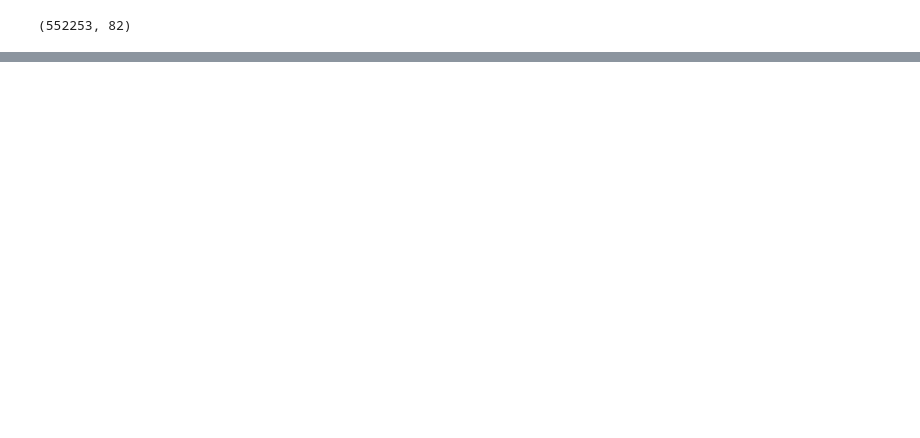
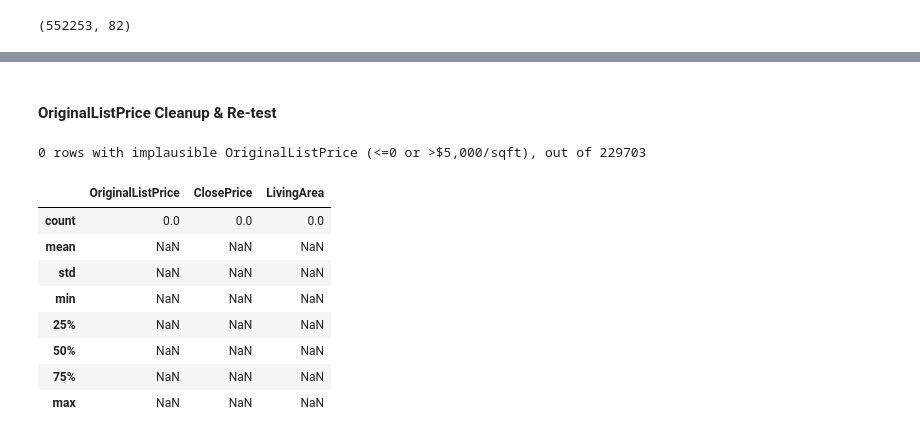
Before and after one commit to dotSol0/idx_exchange_smadhus_summer, a Jupyter notebook: 02_preprocessing.ipynb, the cells around one changed output, grey strips where cells are left out. Saved outputs shown, nothing was run; the diff lists cells and outputs as text; code cells hidden in the pictures; blank space fills up the shorter version.

```diff
--- a/02_preprocessing.ipynb
+++ b/02_preprocessing.ipynb
@@ -55,6 +206,10 @@ print(f"Added {len(cols_with_nulls)} missing-indicator columns: {cols_with_nulls
 # Group-wise median imputation with a fallback hierarchy:
 # PropertySubType+ZIP -> PropertySubType+City -> PropertySubType+County -> PropertySubType -> global
 # Each level only fills what the previous (more specific) level couldn't resolve.
+# Medians are computed from pre-test-month rows only (see `pre_test` above) and
+# broadcast to the whole dataset, so the test month never influences the values
+# used to fill missing data -- including missing values within the test month
+# itself.
 group_hierarchy = [
     ['PropertySubType', 'PostalCode'],
     ['PropertySubType', 'City'],
@@ -65,11 +220,12 @@ group_hierarchy = [
 
 for col in cols_with_nulls:
     for group_keys in group_hierarchy:
+        train_only = sold[col].where(pre_test)
         if group_keys:
-            group_medians = sold.groupby(group_keys)[col].transform('median')
+            group_medians = train_only.groupby([sold[k] for k in group_keys]).transform('median')
             sold[col] = sold[col].fillna(group_medians)
         else:
-            sold[col] = sold[col].fillna(sold[col].median())
+            sold[col] = sold[col].fillna(train_only.median())
 
 remaining_nulls = sold[cols_with_nulls].isnull().sum().sum()
 print(f"Remaining nulls in imputed columns after fallback chain: {remaining_nulls}")
@@ -76,24 +234,25 @@ print(f"Remaining nulls in imputed columns after fallback chain: {remaining_null
 # %%
 # CountyOrParish is meaningful but too high-cardinality (63 values) for one-hot --
 # target-encode it as mean ClosePrice per county instead of adding 63 dummy columns.
-# Note: this uses ClosePrice across the full dataset (train+test), same as the
-# group-wise median imputation above -- consistent with, but not a fix for, that leakage.
-county_means = sold.groupby('CountyOrParish')['ClosePrice'].transform('mean')
-sold['CountyOrParish_MeanPrice'] = county_means.fillna(sold['ClosePrice'].mean())
+# Computed from pre-test-month rows only (see `pre_test` above), so the test set's
+# own close prices can't leak into this feature.
+train_close = sold['ClosePrice'].where(pre_test)
+county_means = train_close.groupby(sold['CountyOrParish']).transform('mean')
+sold['CountyOrParish_MeanPrice'] = county_means.fillna(train_close.mean())
 sold.drop(columns=['CountyOrParish'], inplace=True)
 
 # Convert categorical (non-numeric) columns to numeric via one-hot encoding.
-# Date-named columns and very high-cardinality columns need different treatment
+# Date/period columns and very high-cardinality columns need different treatment
 # (date feature engineering / target-encoding, not one-hot), so they're skipped here.
 categorical_cols = sold.select_dtypes(exclude='number').columns
-date_cols = [c for c in categorical_cols if 'Date' in c]
+date_cols = [c for c in categorical_cols if 'Date' in c or c == 'CloseMonth']
 
 cardinality = sold[categorical_cols].nunique(dropna=True)
 onehot_cols = [c for c in categorical_cols if c not in date_cols and 2 <= cardinality[c] <= 100]
 high_card_cols = [c for c in categorical_cols if c not in date_cols and c not in onehot_cols]
 
 print(f"One-hot encoding {len(onehot_cols)} columns: {onehot_cols}")
-print(f"Skipping {len(date_cols)} date columns (need date feature engineering, not one-hot): {date_cols}")
+print(f"Skipping {len(date_cols)} date/period columns (need date feature engineering, not one-hot): {date_cols}")
 print(f"Skipping {len(high_card_cols)} high-cardinality/ID-like columns (>100 unique values): {high_card_cols}")
 
 sold = pd.get_dummies(sold, columns=onehot_cols, dummy_na=False, dtype=int)
@@ -157,0 +638,26 @@ print(f"Test:  {test_month}  ({len(test_set)} rows)")
+# %% [markdown]
+#### OriginalListPrice Cleanup & Re-test
+# %%
+# Quantify implausible OriginalListPrice values: <= 0 is a clear data error
+# (nobody lists a house for $0), and we reuse the same $5,000/sqft ceiling
+# already used for the ClosePrice cleanup near the top of the notebook to catch
+# obviously-wrong high values too.
+has_area = sold['LivingArea'] > 0
+list_ppsf = pd.Series(index=sold.index, dtype=float)
+list_ppsf[has_area] = sold.loc[has_area, 'OriginalListPrice'] / sold.loc[has_area, 'LivingArea']
+
+bad_list_price = (sold['OriginalListPrice'] <= 0) | (list_ppsf > 5000)
+print(f"{bad_list_price.sum()} rows with implausible OriginalListPrice "
+      f"(<=0 or >$5,000/sqft), out of {len(sold)}")
+sold.loc[bad_list_price, ['OriginalListPrice', 'ClosePrice', 'LivingArea']].describe()
+# %% [output]
+0 rows with implausible OriginalListPrice (<=0 or >$5,000/sqft), out of 229703
+|  | OriginalListPrice | ClosePrice | LivingArea |
+| count | 0.0 | 0.0 | 0.0 |
+| mean | NaN | NaN | NaN |
+| std | NaN | NaN | NaN |
+| min | NaN | NaN | NaN |
+| 25% | NaN | NaN | NaN |
+| 50% | NaN | NaN | NaN |
+| 75% | NaN | NaN | NaN |
+| max | NaN | NaN | NaN |
```
Also changed, not shown: parts of 44 cells of this notebook, 1 other file.
